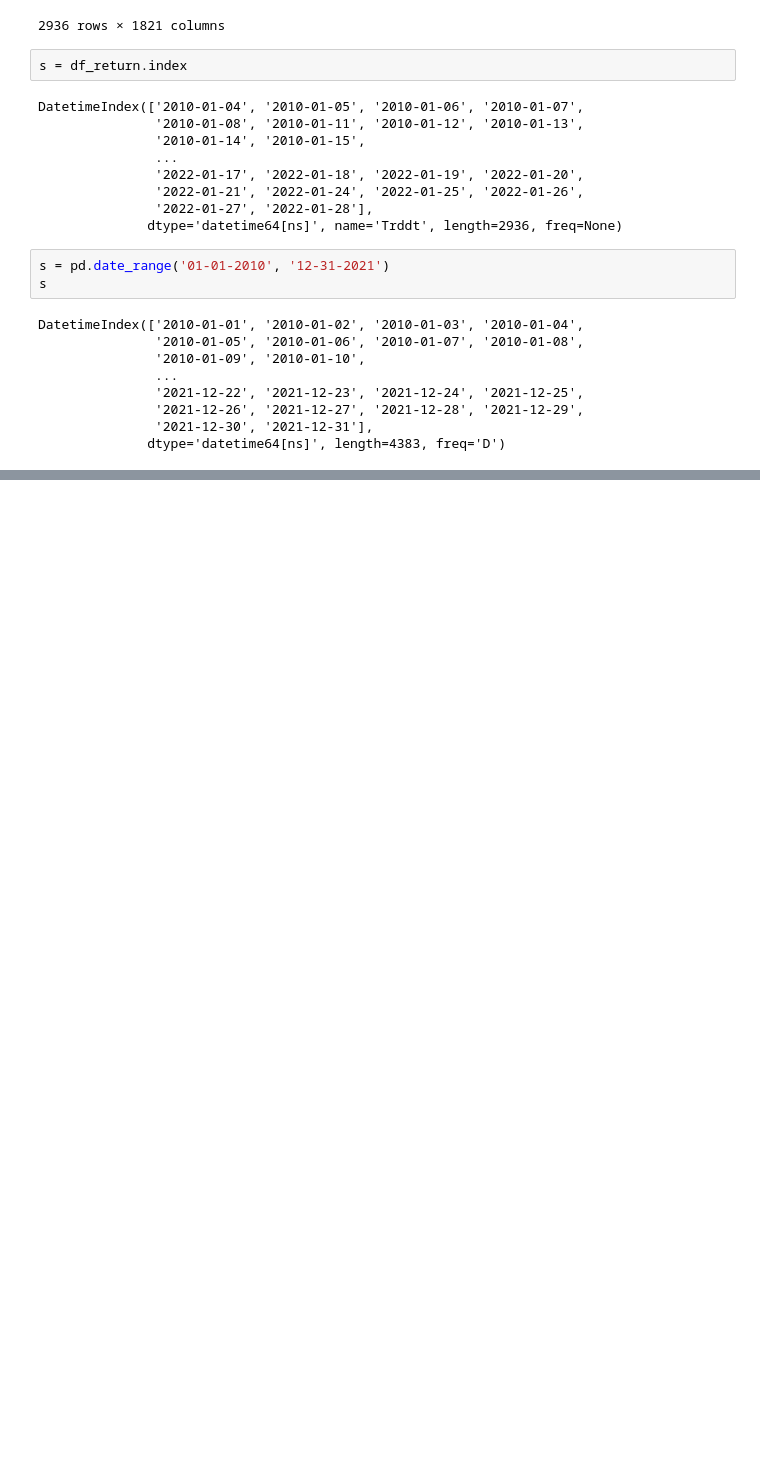
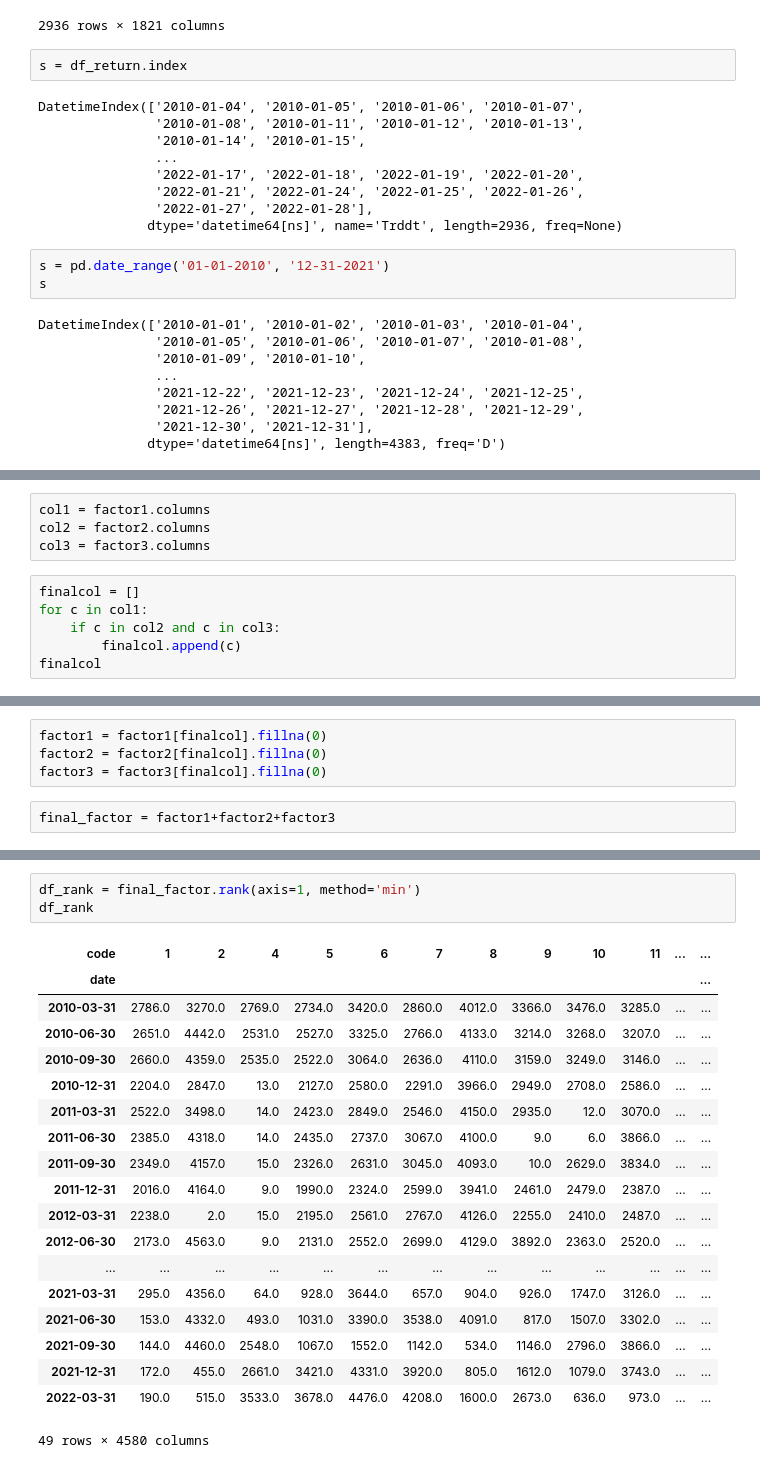
Before and after one commit to tanyanbo/alternative_investment, a Jupyter notebook: alternative_investment.ipynb, the cells around one changed output, grey strips where cells are left out. Saved outputs shown, nothing was run; the diff lists cells and outputs as text; blank space fills up the shorter version.

```diff
--- a/alternative_investment.ipynb
+++ b/alternative_investment.ipynb
@@ -315,0 +323,10 @@ dtype: float64
+# %%
+col1 = factor1.columns
+col2 = factor2.columns
+col3 = factor3.columns
+# %%
+finalcol = []
+for c in col1:
+    if c in col2 and c in col3:
+        finalcol.append(c)
+finalcol
@@ -315,0 +351,6 @@ dtype: float64
+# %%
+factor1 = factor1[finalcol].fillna(0)
+factor2 = factor2[finalcol].fillna(0)
+factor3 = factor3[finalcol].fillna(0)
+# %%
+final_factor = factor1+factor2+factor3
@@ -315,0 +397,23 @@ dtype: float64
+# %%
+df_rank = final_factor.rank(axis=1, method='min')
+df_rank
+# %% [output]
+| code | 1 | 2 | 4 | 5 | 6 | 7 | 8 | 9 | 10 | 11 | ... | ... |
+| date |  |  |  |  |  |  |  |  |  |  |  | ... |
+| 2010-03-31 | 2786.0 | 3270.0 | 2769.0 | 2734.0 | 3420.0 | 2860.0 | 4012.0 | 3366.0 | 3476.0 | 3285.0 | ... | ... |
+| 2010-06-30 | 2651.0 | 4442.0 | 2531.0 | 2527.0 | 3325.0 | 2766.0 | 4133.0 | 3214.0 | 3268.0 | 3207.0 | ... | ... |
+| 2010-09-30 | 2660.0 | 4359.0 | 2535.0 | 2522.0 | 3064.0 | 2636.0 | 4110.0 | 3159.0 | 3249.0 | 3146.0 | ... | ... |
+| 2010-12-31 | 2204.0 | 2847.0 | 13.0 | 2127.0 | 2580.0 | 2291.0 | 3966.0 | 2949.0 | 2708.0 | 2586.0 | ... | ... |
+| 2011-03-31 | 2522.0 | 3498.0 | 14.0 | 2423.0 | 2849.0 | 2546.0 | 4150.0 | 2935.0 | 12.0 | 3070.0 | ... | ... |
+| 2011-06-30 | 2385.0 | 4318.0 | 14.0 | 2435.0 | 2737.0 | 3067.0 | 4100.0 | 9.0 | 6.0 | 3866.0 | ... | ... |
+| 2011-09-30 | 2349.0 | 4157.0 | 15.0 | 2326.0 | 2631.0 | 3045.0 | 4093.0 | 10.0 | 2629.0 | 3834.0 | ... | ... |
+| 2011-12-31 | 2016.0 | 4164.0 | 9.0 | 1990.0 | 2324.0 | 2599.0 | 3941.0 | 2461.0 | 2479.0 | 2387.0 | ... | ... |
+| 2012-03-31 | 2238.0 | 2.0 | 15.0 | 2195.0 | 2561.0 | 2767.0 | 4126.0 | 2255.0 | 2410.0 | 2487.0 | ... | ... |
+| 2012-06-30 | 2173.0 | 4563.0 | 9.0 | 2131.0 | 2552.0 | 2699.0 | 4129.0 | 3892.0 | 2363.0 | 2520.0 | ... | ... |
+| ... | ... | ... | ... | ... | ... | ... | ... | ... | ... | ... | ... | ... |
+| 2021-03-31 | 295.0 | 4356.0 | 64.0 | 928.0 | 3644.0 | 657.0 | 904.0 | 926.0 | 1747.0 | 3126.0 | ... | ... |
+| 2021-06-30 | 153.0 | 4332.0 | 493.0 | 1031.0 | 3390.0 | 3538.0 | 4091.0 | 817.0 | 1507.0 | 3302.0 | ... | ... |
+| 2021-09-30 | 144.0 | 4460.0 | 2548.0 | 1067.0 | 1552.0 | 1142.0 | 534.0 | 1146.0 | 2796.0 | 3866.0 | ... | ... |
+| 2021-12-31 | 172.0 | 455.0 | 2661.0 | 3421.0 | 4331.0 | 3920.0 | 805.0 | 1612.0 | 1079.0 | 3743.0 | ... | ... |
+| 2022-03-31 | 190.0 | 515.0 | 3533.0 | 3678.0 | 4476.0 | 4208.0 | 1600.0 | 2673.0 | 636.0 | 973.0 | ... | ... |
+49 rows × 4580 columns
```
Also changed, not shown: parts of 15 cells of this notebook.
